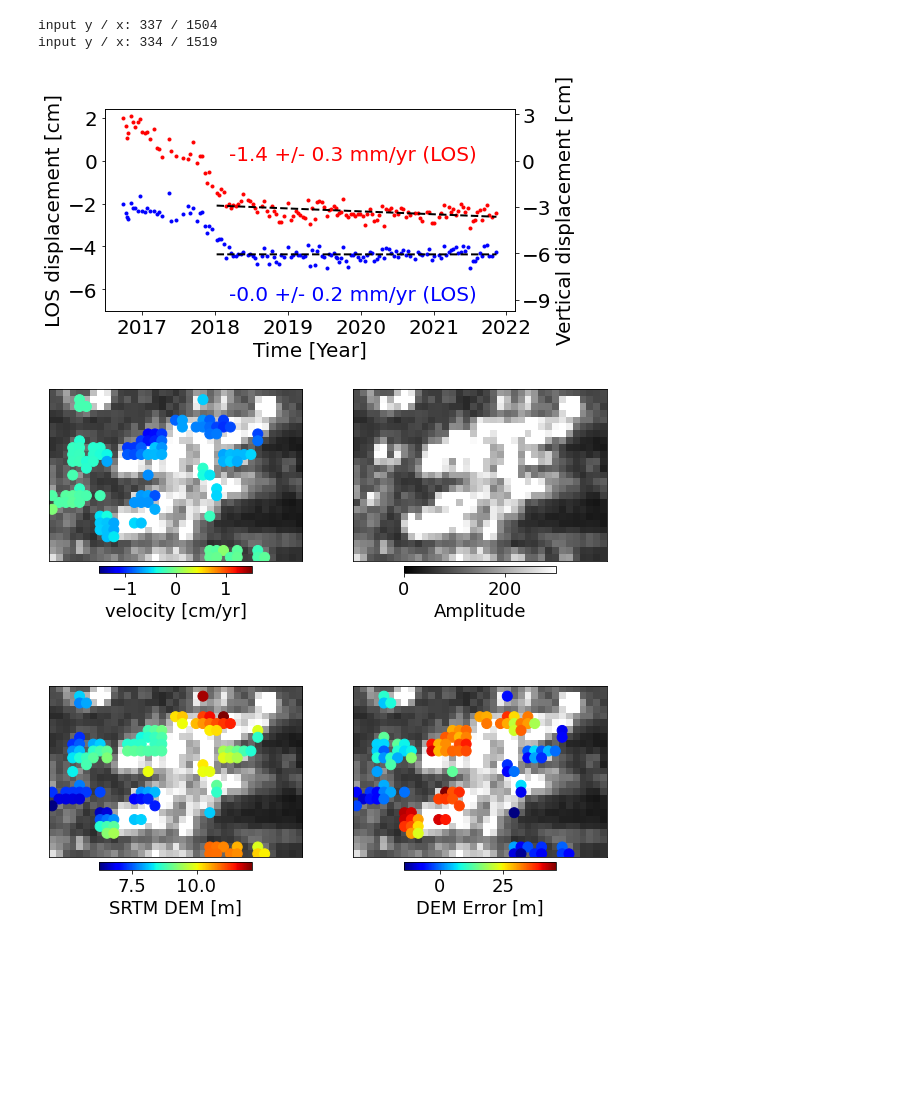
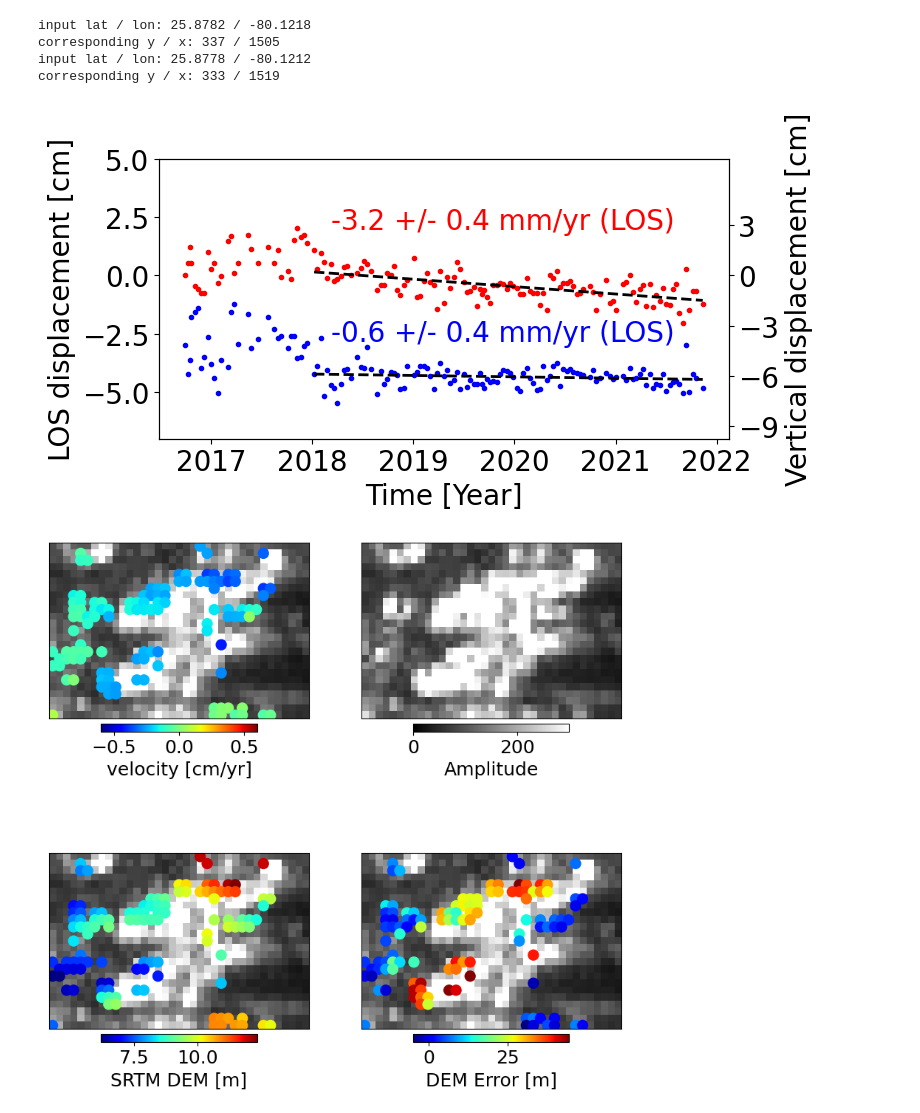
Before and after one commit to mirzaees/2022_MiaplPy_Mirzaee_Amelung_Fattahi, a Jupyter notebook: Figure_15_and_Figure_16_Surfclub_hotel_velocity.ipynb, the cells around one changed output. Saved outputs shown, nothing was run; the diff lists cells and outputs as text; code cells hidden in the pictures; blank space fills up the shorter version.

```diff
--- a/Figure_15_and_Figure_16_Surfclub_hotel_velocity.ipynb
+++ b/Figure_15_and_Figure_16_Surfclub_hotel_velocity.ipynb
@@ -270,11 +370,11 @@ view.py ./../DATA/Miami_data/dsm_reprojected_wgs84.tif --notitle --fontsize 12 -
 # DS velocity and DEM error after geolocation correction
 
 refy = 319
-refx = 1489
+refx = 1514
 box_rdr = [1490, 1527, 319, 344]
 box = ['25.876:25.879','-80.1224:-80.120']
-plot_subset(box=box,box_rdr=box_rdr, ps=False, vel_range=1, amplitude_im=out_amplitude,
-            dem_offset=0, dem_name='dsm', out_name='supp_hotel_geolocation_corrected',
+plot_subset(box=box,box_rdr=box_rdr, ps=False, vel_range=0.6, amplitude_im=out_amplitude,
+            dem_offset=0, dem_name='dsm', out_name='supp_hotel_geolocation_corrected_SRTM',
             out_dir=out_dir, f1=-5, f2=50, corrected=True, pdd=0.18)
 # %% [output]
 corrected
@@ -286,10 +387,11 @@ view.py ./../DATA/Miami_data/dsm_reprojected_wgs84.tif --notitle --fontsize 12 -
 # %%
-def get_data_ts(point, box, ps, yx=False):
+def get_data_ts(point, box, refy, refx, ps, yx=False):
     lats = [float(i) for i in box[0].split(':')]
     lons = [float(i) for i in box[1].split(':')]
 
-    ts_file = project_dir + '/timeseries_SET_ERA5_demErr.h5'
-    geo_file = project_dir + '/corrected_geo/geometryRadar.h5'
+    #ts_file = project_dir + '/timeseries_SET_ERA5_demErr.h5'
+    ts_file = project_dir + '/timeseries_demErr.h5'
+    geo_file = project_dir + '/geo_corr/geometryRadar.h5'
     mask_file_t = project_dir + '/maskTempCoh.h5'
     mask_file_ps = project_dir + '/maskPS.h5'
     mask_file_w = project_dir + '/waterMask.h5'
@@ -343,7 +445,7 @@ def get_data_ts(point, box, ps, yx=False):
         else:
 
             dates_ts, ts_p[i,:], ts_std[i,:] = ut.read_timeseries_lalo(point[i, 0], point[i, 1], ts_file,
-                                                      lookup_file=geo_file, ref_lat=reflat, ref_lon=reflon,
+                                                      lookup_file=geo_file, ref_lat=refy, ref_lon=refx,
                                                       win_size=2, unit='cm', print_msg=True)
 
 
@@ -356,16 +458,36 @@ def get_data_ts(point, box, ps, yx=False):
     return lon, lat, dates_ts, ts, ts_p, ts_std
 # %%
 refy = 319
-refx = 1489
+refx = 1514
+
+
+refytsx = 601
+refxtsx = 1887
+
+reflat = 25.8759
+reflon = -80.1219
 
 box = ['25.876:25.879','-80.1224:-80.120']
-point = np.array([[25.8782, -80.1218],
+point = np.array([[25.8785, -80.1211],
                   [25.8778, -80.1213]])
 
-point = np.array([[337, 1504],
-                  [334, 1519]])
+point = np.array([[25.8782, -80.1218],
+                  [25.8778, -80.1212]])
 
-lon, lat, dates_ts, ts, ts_p, ts_std = get_data_ts(point=point, box=box, ps=True, yx=True)
+#point = np.array([[337, 1504],
+#                  [334, 1519]])
+
+#25.8782, -80.1218
+#25.8779, -80.1212
+#25.8783, -80.1213
+
+#point = np.array([[336, 1520],
+#                  [334, 1519]])
+
+#tsx: 591, 1746
+# 588, 1770
+
+lon, lat, dates_ts, ts, ts_p, ts_std = get_data_ts(point=point, box=box, refy=reflat, refx=reflon, ps=True, yx=False)
 
 
 plt.rcParams["font.size"] = "20"
@@ -376,44 +498,46 @@ gs1 = fig.add_gridspec(nrows=1, ncols=1, left=0.02, right=0.4, top=0.98, bottom=
 ax1 = fig.add_subplot(gs1[0,0])
 ax2 = ax1.twinx()
 #for i in range(ts.shape[0]):
 #    ax1.plot(dates_ts[4::], ts[i,4::]-ts[i,4], '--', color='gray')
 
 #ax1.errorbar(dates_ts[4::], ts_p[0, 4::]-ts_p[0, 4], yerr=ts_std[0,4::], color='red', fmt='-',capsize=4, linewidth=2)
 #ax1.errorbar(dates_ts[4::], ts_p[1, 4::]-ts_p[1, 4] + 5, yerr=ts_std[1,4::], color='blue', fmt='-',capsize=4, linewidth=2)
 
-ax1.plot(dates_ts[4::], ts_p[0, 4::]-ts_p[0, 4] + 2, '.', color='red',  linewidth=2)
-ax1.plot(dates_ts[4::], ts_p[1, 4::]-ts_p[1, 4] - 2, '.', color='blue', linewidth=2)
+ax1.plot(dates_ts[4::], ts_p[0, 4::]-ts_p[0, 4], '.', color='red',  linewidth=2)
+ax1.plot(dates_ts[4::], ts_p[1, 4::]-ts_p[1, 4] - 3, '.', color='blue', linewidth=2)
 
 
 xx = [(x-dates_ts[35]).days for x in dates_ts[35::]]
-res1 = stats.linregress(xx, ts_p[0, 35::]-ts_p[0, 4]+2)
+res1 = stats.linregress(xx, ts_p[0, 35::]-ts_p[0, 4])
 ax1.plot(dates_ts[35::], res1.intercept + res1.slope * np.array(xx), 'k--', linewidth=2)
-ax1.text(dates_ts[40], -0, '{:.1f} +/- {:.1f} mm/yr (LOS)'.format(res1.slope*3652.5, res1.stderr*3652.5), color='red')
+ax1.text(dates_ts[40], 2, '{:.1f} +/- {:.1f} mm/yr (LOS)'.format(res1.slope*3652.5, res1.stderr*3652.5), color='red')
 
-res1 = stats.linregress(xx, ts_p[1, 35::]-ts_p[1, 4]-2)
+res1 = stats.linregress(xx, ts_p[1, 35::]-ts_p[1, 4]-3)
 ax1.plot(dates_ts[35::], res1.intercept + res1.slope * np.array(xx), 'k--', linewidth=2)
-ax1.text(dates_ts[40], -6.5, '{:.1f} +/- {:.1f} mm/yr (LOS)'.format(res1.slope*3652.5, res1.stderr*3652.), color='blue')
+ax1.text(dates_ts[40], -2.8, '{:.1f} +/- {:.1f} mm/yr (LOS)'.format(res1.slope*3652.5, res1.stderr*3652.), color='blue')
 
 years = mdates.YearLocator()
 years_fmt = mdates.DateFormatter('%Y')
 ax1.xaxis.set_major_locator(years)
 ax1.xaxis.set_major_formatter(years_fmt)
 ax1.set_xlabel('Time [Year]')
 ax1.set_ylabel('LOS displacement [cm]')
-y1lim = np.array([-7, 2.4])
+y1lim = np.array([-7, 5])
 y2lim = y1lim / np.cos(np.deg2rad(44))
 
 ax1.set_ylim(y1lim)
 ax2.set_ylim(y2lim)
 ax2.set_yticks([-9, -6, -3, 0, 3])
 ax2.set_ylabel('Vertical displacement [cm]')
 
-#plt.savefig(out_dir + '/ref_miami_ts_hotel.png', bbox_inches='tight', transparent=True, dpi=300)
+plt.savefig(out_dir + '/ref_miami_ts_hotel.png', bbox_inches='tight', transparent=True, dpi=300)
 plt.show()
 # %% [output]
-input y / x: 337 / 1504
-input y / x: 334 / 1519
+input lat / lon: 25.8782 / -80.1218
+corresponding y / x: 337 / 1505
+input lat / lon: 25.8778 / -80.1212
+corresponding y / x: 333 / 1519
-[figure, old version]
+[figure, new version]
 # %%
 def get_data(ymin, ymax, xmin, xmax, ps, out_amplitude, shift=0):
     demError_file = project_dir + '/demErr.h5'
@@ -519,8 +644,8 @@ def plot_subset(ymin, ymax, xmin, xmax, ps, vel_range, amplitude_im, dem_offset,
 # %%
 plt.rcParams["font.size"] = "18"
 
-plot_subset(ymin=319, ymax=344, xmin=1490, xmax=1527, ps=True, vel_range=1.5,
+plot_subset(ymin=319, ymax=344, xmin=1490, xmax=1527, ps=True, vel_range=0.6,
             amplitude_im=out_amplitude, dem_offset=26, dem_name='Sdem',
             out_name='hotel_radar_coord', out_dir=out_dir, size=100)
 # %% [output]
-[figure, old version]
+[figure, new version]
```
Also changed, not shown: parts of 8 cells of this notebook, 49 other files.
